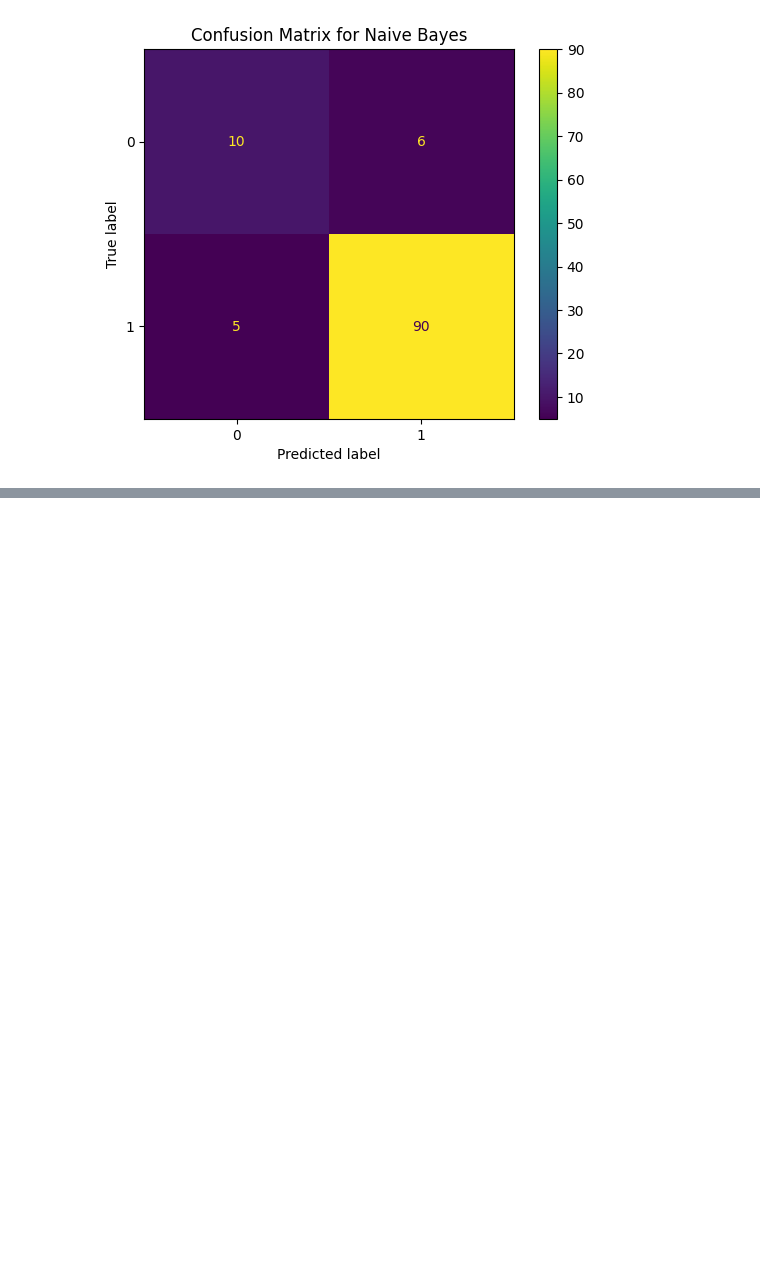
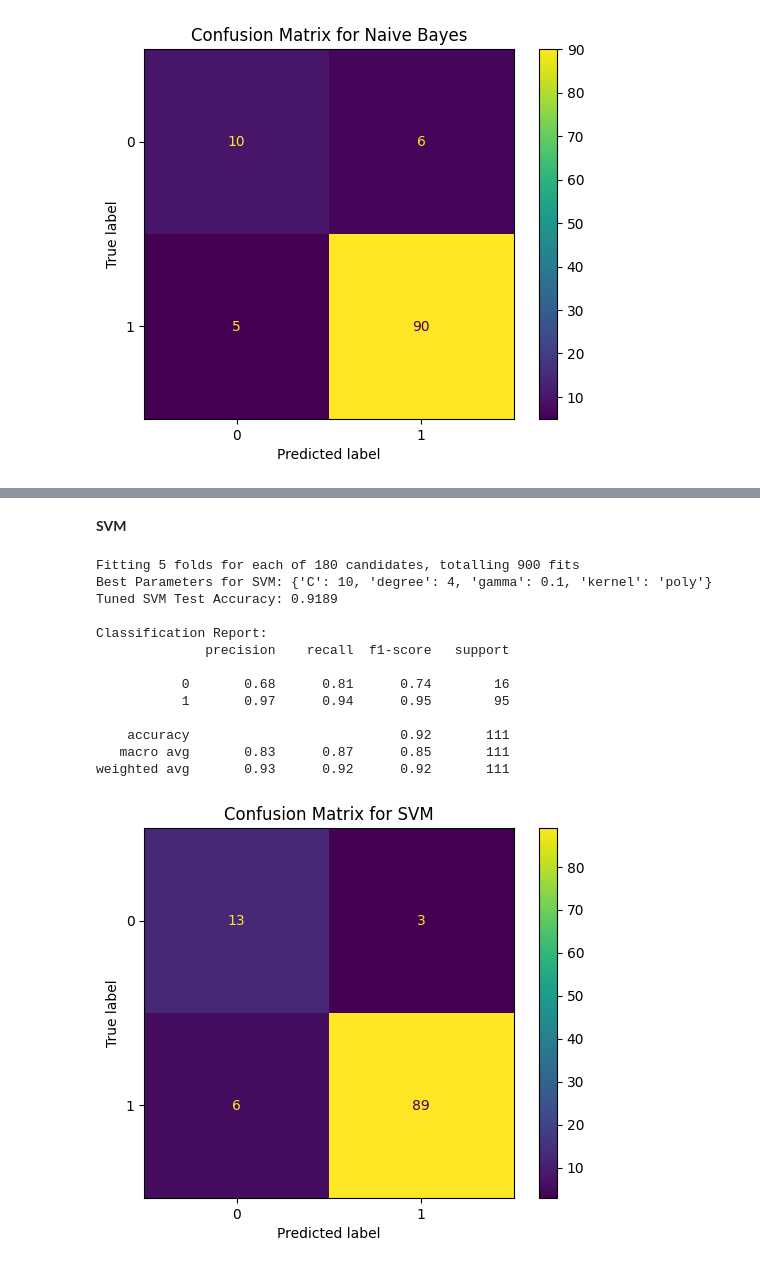
Before and after one commit to MerlinePricillaPeter/LUNG-CANCER-PREDICTION, a Jupyter notebook: LUNG_CANCER_PREDICTION.ipynb, the cells around one changed output, grey strips where cells are left out. Saved outputs shown, nothing was run; the diff lists cells and outputs as text; code cells hidden in the pictures; blank space fills up the shorter version.

```diff
--- a/LUNG_CANCER_PREDICTION.ipynb
+++ b/LUNG_CANCER_PREDICTION.ipynb
@@ -559,0 +575,57 @@ weighted avg       0.90      0.90      0.90       111
+# %% [markdown]
+**SVM**
+# %%
+# Define the hyperparameter grid
+svm_param_grid = {
+    'C': [0.1, 1, 10, 100],
+    'kernel': ['linear', 'rbf', 'poly'],
+    'gamma': ['scale', 'auto', 0.01, 0.1, 1],
+    'degree': [2, 3, 4]
+}
+
+# Initialize GridSearchCV
+svm_grid_search = GridSearchCV(
+    estimator=SVC(),
+    param_grid=svm_param_grid,
+    cv=5,
+    scoring='accuracy',
+    verbose=1
+)
+
+# Fit GridSearchCV
+svm_grid_search.fit(X_train_scaled, y_train)
+
+# Best parameters and model
+print(f"Best Parameters for SVM: {svm_grid_search.best_params_}")
+best_svm_model = svm_grid_search.best_estimator_
+
+# Evaluate on the test set
+y_pred_svm = best_svm_model.predict(X_test_scaled)
+svm_accuracy = accuracy_score(y_test, y_pred_svm)
+print(f"Tuned SVM Test Accuracy: {svm_accuracy:.4f}")
+
+# Classification Report
+print("\nClassification Report:")
+print(classification_report(y_test, y_pred_svm, zero_division=1))
+
+# Generate and Display Confusion Matrix
+cm = confusion_matrix(y_test, y_pred_svm)
+disp = ConfusionMatrixDisplay(confusion_matrix=cm, display_labels=svm_grid_search.classes_)
+disp.plot(cmap='viridis')
+plt.title("Confusion Matrix for SVM")
+plt.show()
+# %% [output]
+Fitting 5 folds for each of 180 candidates, totalling 900 fits
+Best Parameters for SVM: {'C': 10, 'degree': 4, 'gamma': 0.1, 'kernel': 'poly'}
+Tuned SVM Test Accuracy: 0.9189
+
+Classification Report:
+              precision    recall  f1-score   support
+
+           0       0.68      0.81      0.74        16
+           1       0.97      0.94      0.95        95
+
+    accuracy                           0.92       111
+   macro avg       0.83      0.87      0.85       111
+weighted avg       0.93      0.92      0.92       111
+[figure, added]
```
Also changed, not shown: parts of 26 cells of this notebook.
